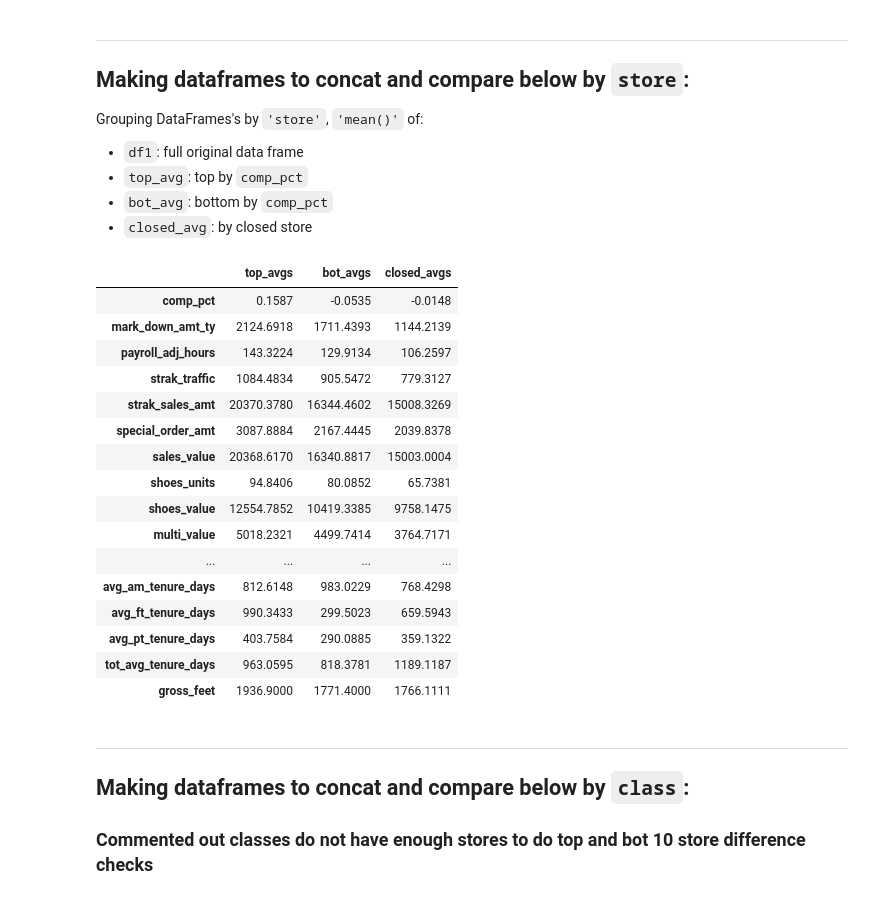
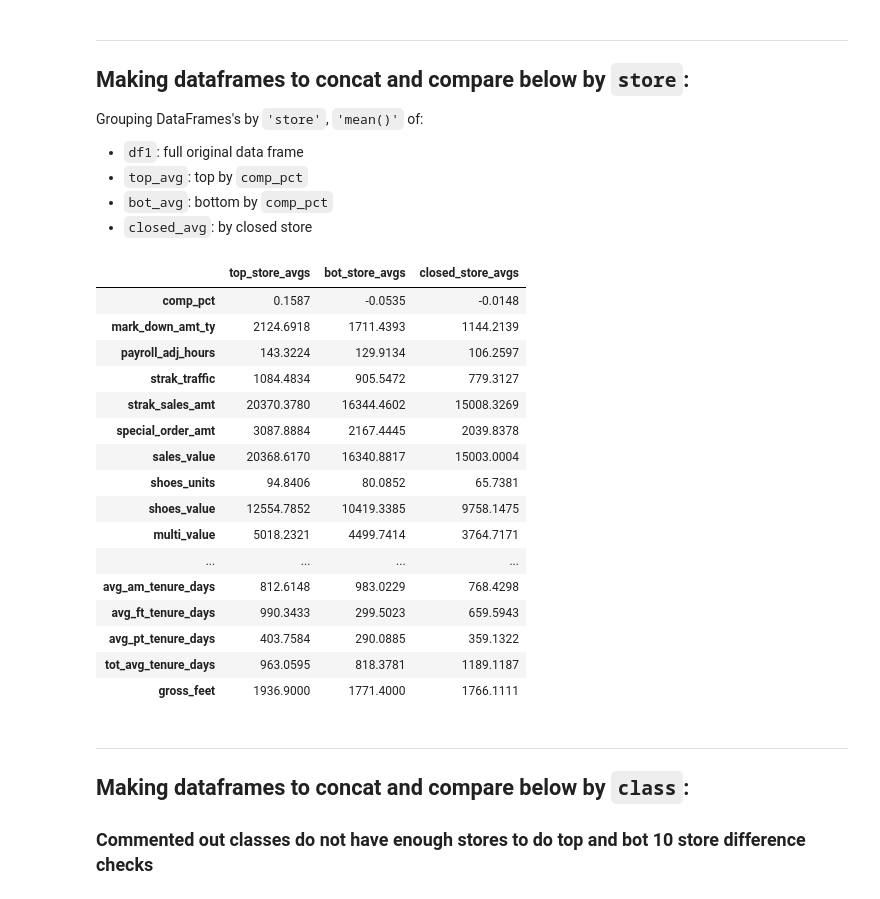
Before and after one commit to RakshandaKaukab05/Percent-comp-increase-sandals, a Jupyter notebook: serge_genesco_notebook_2.ipynb, the cells around one changed output. Drawn from its saved outputs; the diff is of its cells as text; code cells hidden in the pictures.

```diff
--- a/serge_genesco_notebook_2.ipynb
+++ b/serge_genesco_notebook_2.ipynb
@@ -53,6 +58,0 @@ df1['gross_feet'] = df1['store'].map(df2_ft_dict)
-# %%
-df1 = df1[df1.store != 2084]
-
-closed = df1[df1.close_date.notna()]
-
-pd.pivot_table(closed, index=['store'],columns='fiscal_year',values='comp_pct')
@@ -79,37 +67,37 @@ Grouping DataFrames's by `'store'`, `'mean()'` of:
  - `bot_avg`: bottom by `comp_pct`
  - `closed_avg`: by closed store
 # %%
-# all_avg = df1.groupby(['store','fiscal_year','fiscal_month']).mean().median().round(3)
-# top_avg = df1.groupby(['store','fiscal_year','fiscal_month']).mean().nlargest(27, 'comp_pct').median().round(3)
-# bot_avg = df1.groupby(['store','fiscal_year','fiscal_month']).mean().nsmallest(27, 'comp_pct').median().round(3)
+# all_avg = df.groupby(['store','fiscal_year','fiscal_month']).mean().median().round(3)
+# top_avg = df.groupby(['store','fiscal_year','fiscal_month']).mean().nlargest(27, 'comp_pct').median().round(3)
+# bot_avg = df.groupby(['store','fiscal_year','fiscal_month']).mean().nsmallest(27, 'comp_pct').median().round(3)
 # closed_avg = closed.groupby(['store','fiscal_year','fiscal_month']).mean().median().round(3)
 
 # # Concatenating
 # for_compare = pd.concat([
 #     all_avg.rename('all_means').to_frame(),
 #     top_avg.rename('top_means').to_frame(),
 #     bot_avg.rename('bot_means').to_frame(),
 #     closed_avg.rename('closed_means').to_frame()
 # ], axis=1).iloc[1:, :]
 
 # for_compare
 
-all_avg_by_store = df1.groupby(['store']).mean().mean().round(4)
-top_avg_by_store = df1.groupby(['store']).mean().nlargest(20, 'comp_pct').mean().round(4)
-bot_avg_by_store = df1.groupby(['store']).mean().nsmallest(20, 'comp_pct').mean().round(4)
+all_avg_by_store = df.groupby(['store']).mean().mean().round(4)
+top_avg_by_store = df.groupby(['store']).mean().nlargest(20, 'comp_pct').mean().round(4)
+bot_avg_by_store = df.groupby(['store']).mean().nsmallest(20, 'comp_pct').mean().round(4)
 closed_avg_by_store = closed.groupby(['store']).mean().mean().round(4)
 
 # Concatenating
 for_compare_by_store = pd.concat([
 #     all_avg_by_store.rename('all_means').to_frame(),
-    top_avg_by_store.rename('top_avgs').to_frame(),
-    bot_avg_by_store.rename('bot_avgs').to_frame(),
-    closed_avg_by_store.rename('closed_avgs').to_frame()
+    top_avg_by_store.rename('top_store_avgs').to_frame(),
+    bot_avg_by_store.rename('bot_store_avgs').to_frame(),
+    closed_avg_by_store.rename('closed_store_avgs').to_frame()
 ], axis=1).iloc[3:, :]
 
 for_compare_by_store
 # %% [output]
-|  | top_avgs | bot_avgs | closed_avgs |
+|  | top_store_avgs | bot_store_avgs | closed_store_avgs |
 | comp_pct | 0.1587 | -0.0535 | -0.0148 |
 | mark_down_amt_ty | 2124.6918 | 1711.4393 | 1144.2139 |
 | payroll_adj_hours | 143.3224 | 129.9134 | 106.2597 |
```
Also changed, not shown: parts of 13 cells of this notebook.
